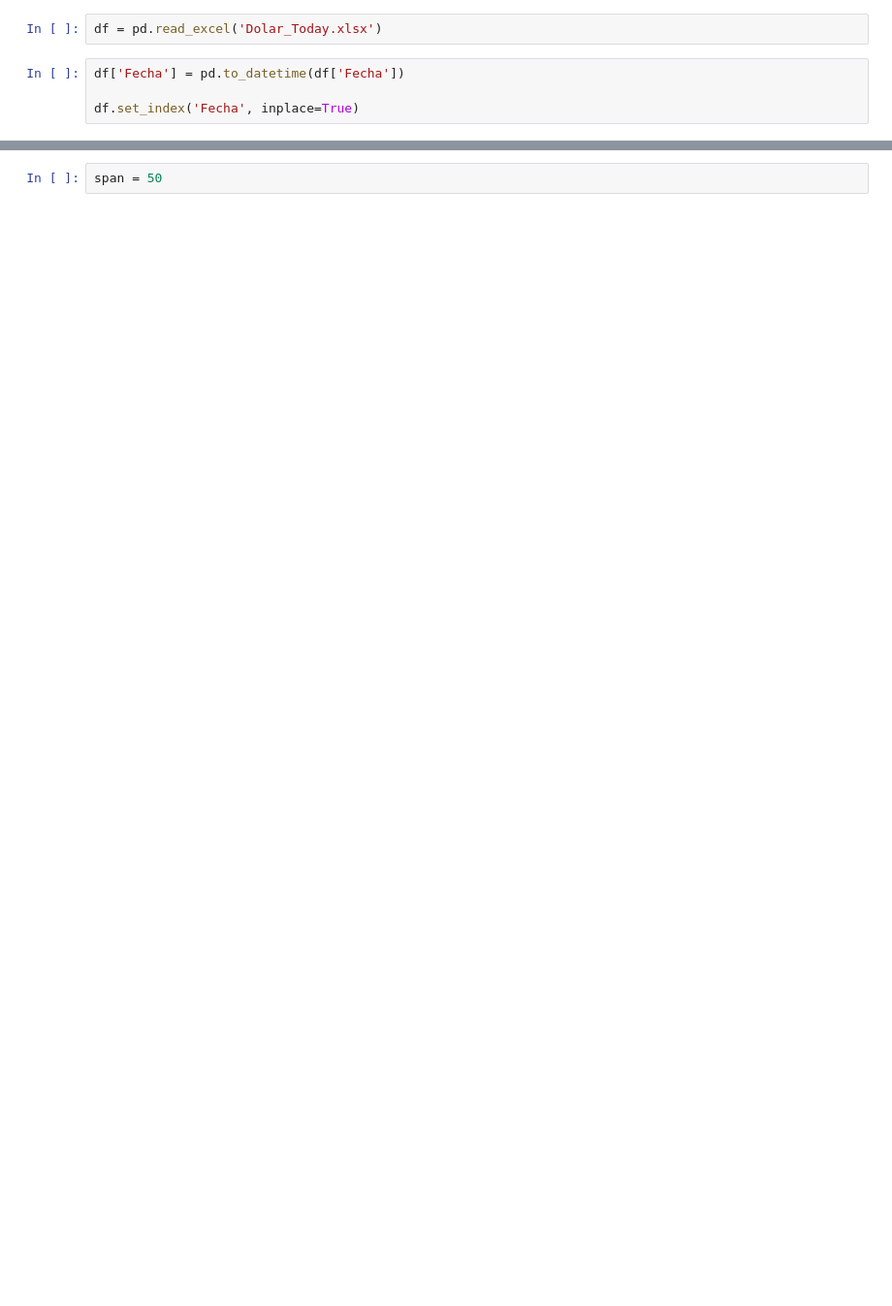
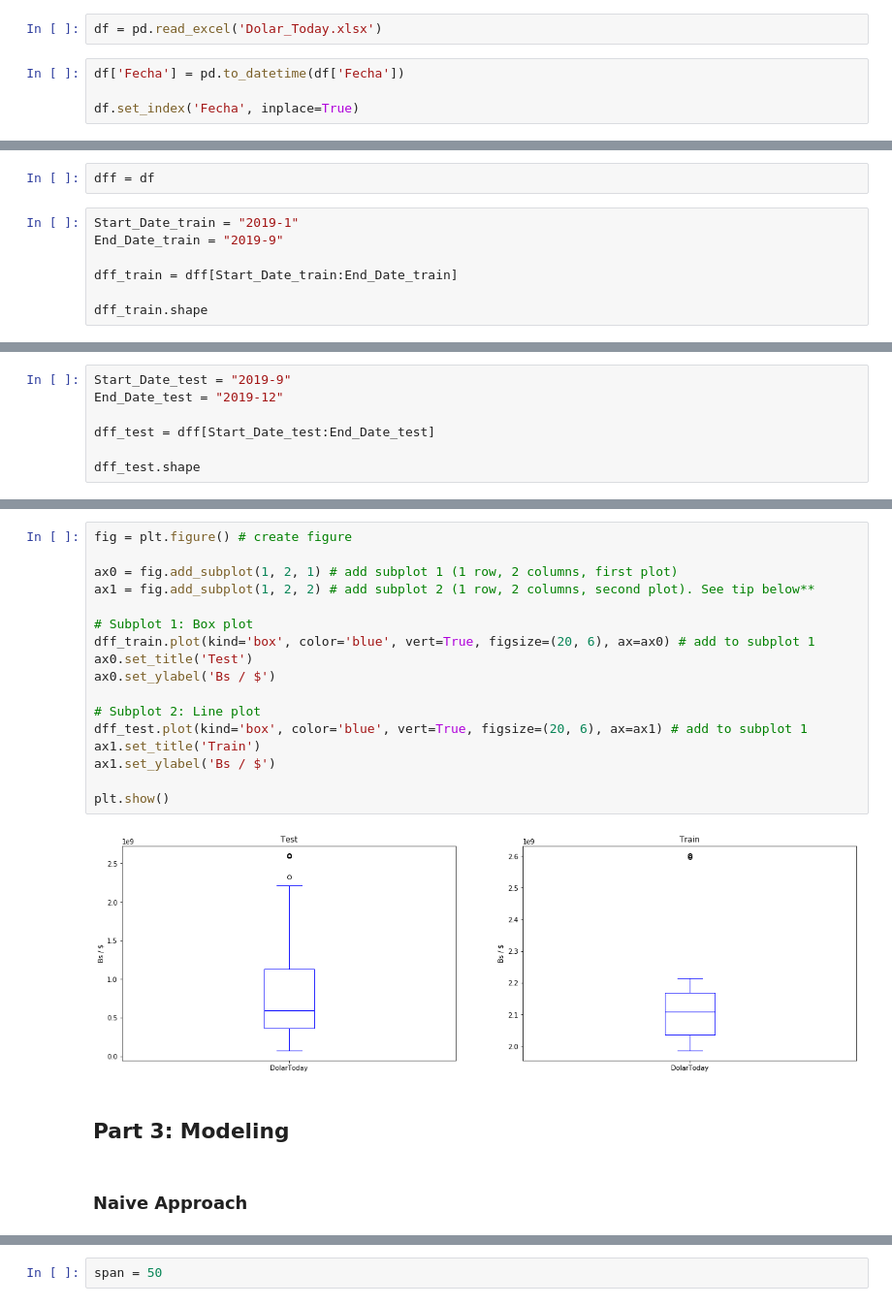
Before and after one commit to lombardidiego/exchange_rate_Venezuela, a Jupyter notebook: Forecast_paralelo.ipynb, the cells around one changed output, grey strips where cells are left out. Shown: that part at 97% size. Drawn from its saved outputs; the diff is of its cells as text; blank space fills up the shorter version.

```diff
--- a/Forecast_paralelo.ipynb
+++ b/Forecast_paralelo.ipynb
@@ -489,0 +39,9 @@ pyo.plot(fig)
+# %%
+dff = df
+# %%
+Start_Date_train = "2019-1"
+End_Date_train = "2019-9"
+
+dff_train = dff[Start_Date_train:End_Date_train]
+
+dff_train.shape
@@ -489,0 +50,7 @@ pyo.plot(fig)
+# %%
+Start_Date_test = "2019-9"
+End_Date_test = "2019-12"
+
+dff_test = dff[Start_Date_test:End_Date_test]
+
+dff_test.shape
@@ -489,0 +120,23 @@ pyo.plot(fig)
+# %%
+fig = plt.figure() # create figure
+
+ax0 = fig.add_subplot(1, 2, 1) # add subplot 1 (1 row, 2 columns, first plot)
+ax1 = fig.add_subplot(1, 2, 2) # add subplot 2 (1 row, 2 columns, second plot). See tip below**
+
+# Subplot 1: Box plot
+dff_train.plot(kind='box', color='blue', vert=True, figsize=(20, 6), ax=ax0) # add to subplot 1
+ax0.set_title('Test')
+ax0.set_ylabel('Bs / $')
+
+# Subplot 2: Line plot
+dff_test.plot(kind='box', color='blue', vert=True, figsize=(20, 6), ax=ax1) # add to subplot 1
+ax1.set_title('Train')
+ax1.set_ylabel('Bs / $')
+
+plt.show()
+# %% [output]
+[figure, added]
+# %% [markdown]
+## Part 3: Modeling
+# %% [markdown]
+### Naive Approach
```
Also changed, not shown: parts of 94 cells of this notebook, 1 other file.
